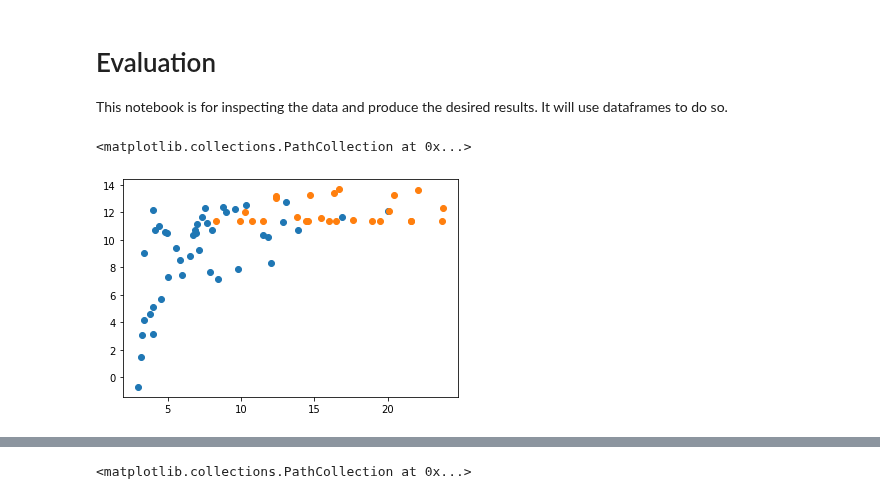
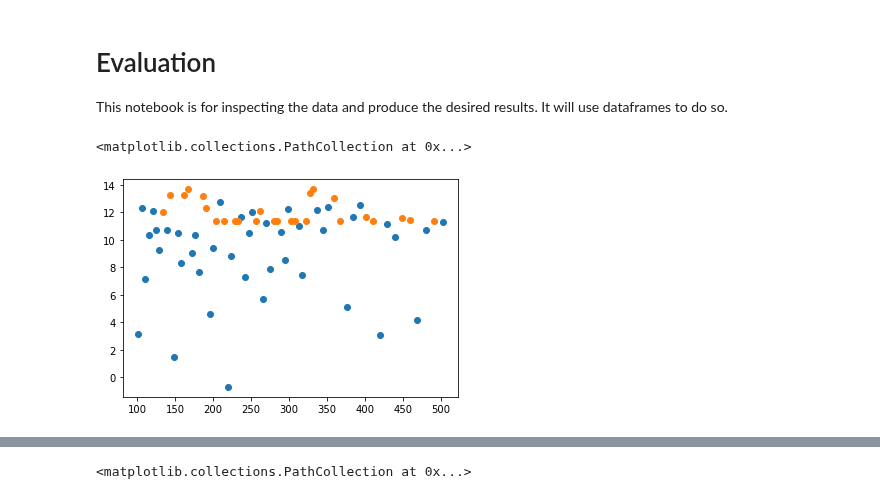
Before and after one commit to habanzu/cvrp, a Jupyter notebook: notebooks/Evaluation.ipynb, the cells around one changed output, grey strips where cells are left out. Drawn from its saved outputs; the diff is of its cells as text; code cells hidden in the pictures.

```diff
--- a/notebooks/Evaluation.ipynb
+++ b/notebooks/Evaluation.ipynb
@@ -37,19 +38,20 @@ for i, log in enumerate((log for log in os.listdir("output_uchoa"))):
     else:
         data = pd.concat((data,pd.DataFrame([[ID, instance,method, finished,n,K, df['total time'].iloc[-1], sol_val]],columns=columns)))
 data = data.set_index("ID")
+data['n'] = data['n'].astype(int)
 data['total time'] = data['total time'].astype(float)
 data['n/K'] = data['n'].astype(float) / data['K'].astype(float)
 data['lb/I'] = data['final bound'].astype(float) / data['sol_val'].astype(float)
 # %%
 df = data.loc[data.method == "ng20"].copy()
 df['div'] = df['n'].astype(float) / df['K'].astype(float)
 df1 = df.loc[df.terminated == True]
 df2 = df.loc[df.terminated == False]
 # plt.scatter(df['div'],np.log(df['total time']))
 # df2.sort_values("div")
-plt.scatter(df1['div'],np.log(df1['total time']))
-plt.scatter(df2['div'],np.log(df2['total time']))
+plt.scatter(df1['n'],np.log(df1['total time']))
+plt.scatter(df2['n'],np.log(df2['total time']))
 #TODO: Hier vier Subplots machen, die jeweils die Laufzeiten angeben für die vier Methoden
 # %% [output]
 <matplotlib.collections.PathCollection at 0x...>
-[figure, old version]
+[figure, new version]
```
Also changed, not shown: parts of 3 cells of this notebook.
